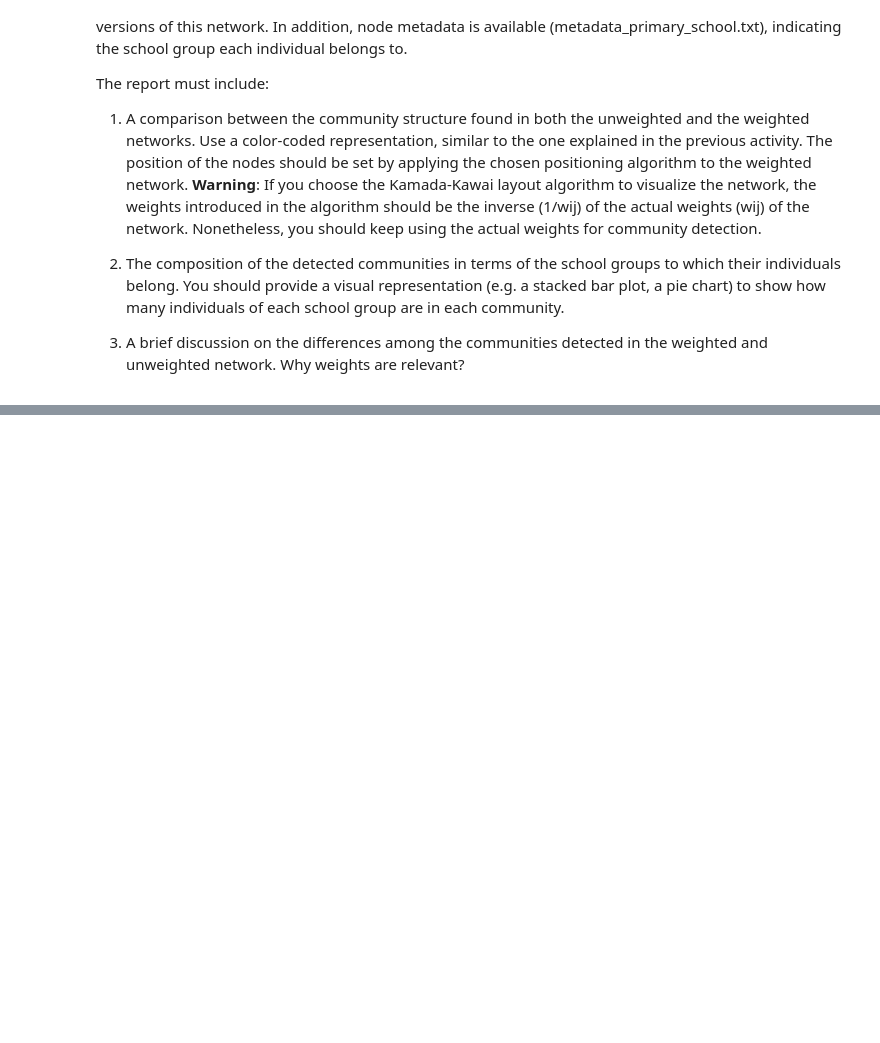
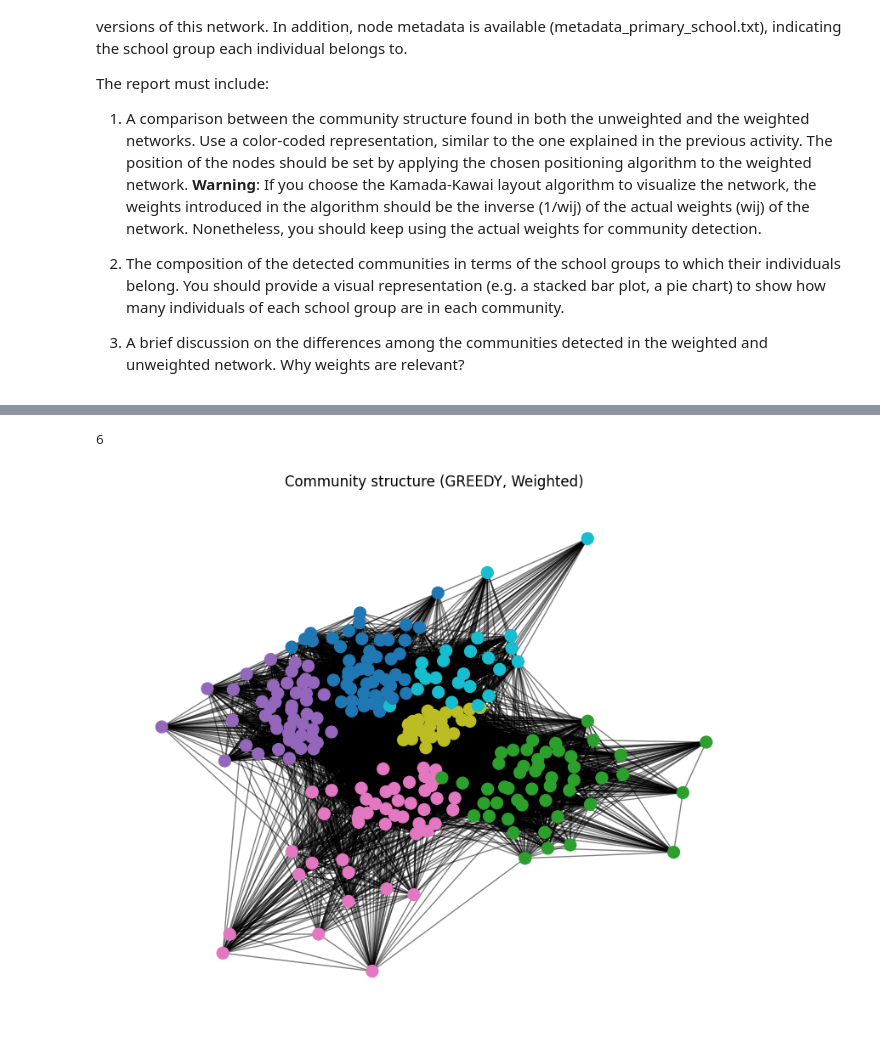
Before and after one commit to imiguelrodriguez/A2_ComplexNetworks, a Jupyter notebook: community_detection.ipynb, the cells around one changed output, grey strips where cells are left out. Drawn from its saved outputs; the diff is of its cells as text; code cells hidden in the pictures; blank space fills up the shorter version.

```diff
--- a/community_detection.ipynb
+++ b/community_detection.ipynb
@@ -158,0 +197,7 @@ The report must include:
+# %%
+from utils import visualize_communities_kamada_kawai, CommunityDetectionMethod
+
+visualize_communities_kamada_kawai("A3_primary_school_network/primaryschool_w.net", method=CommunityDetectionMethod.GREEDY)
+# %% [output]
+6
+[figure, added]
```
Also changed, not shown: parts of 11 cells of this notebook, 1 other file.
